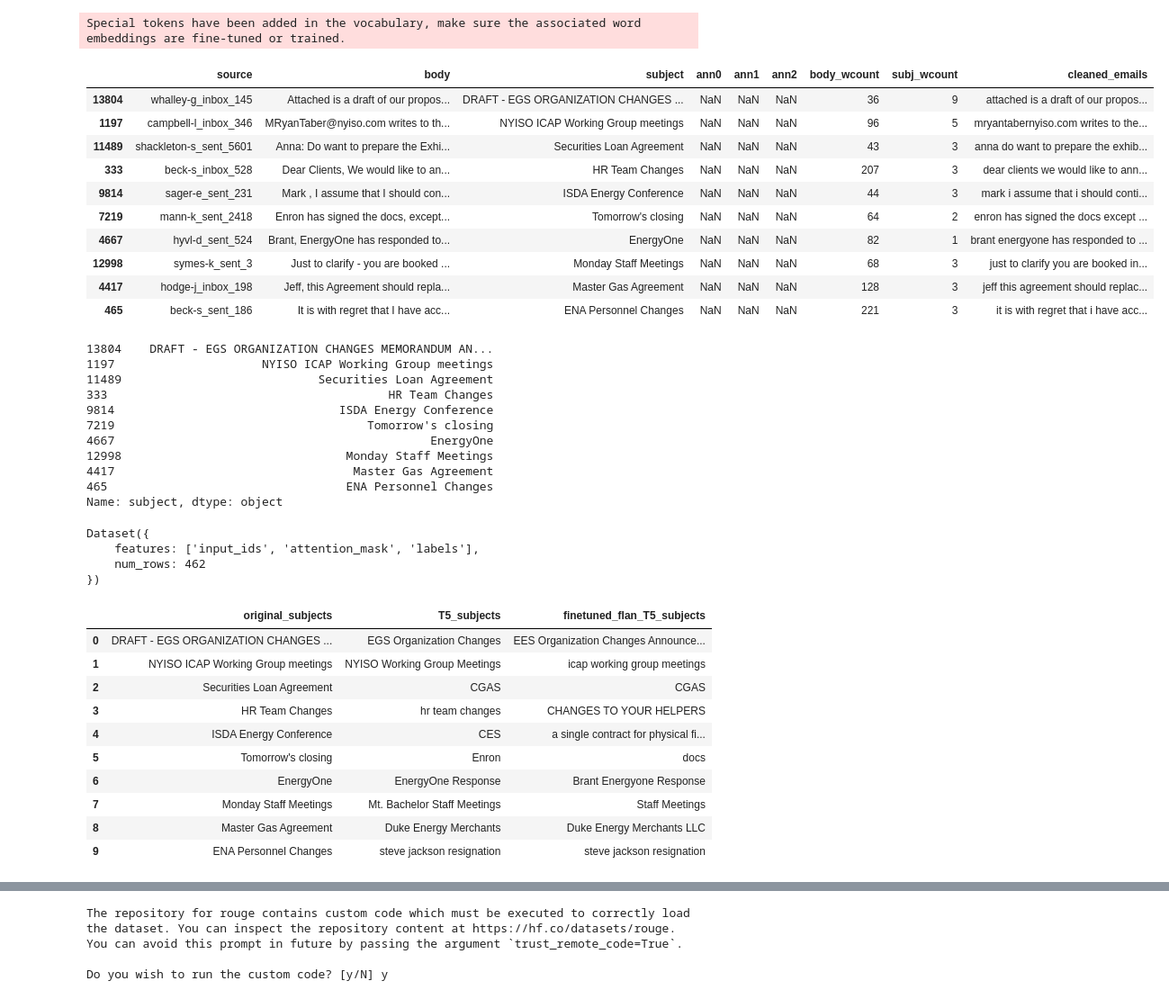
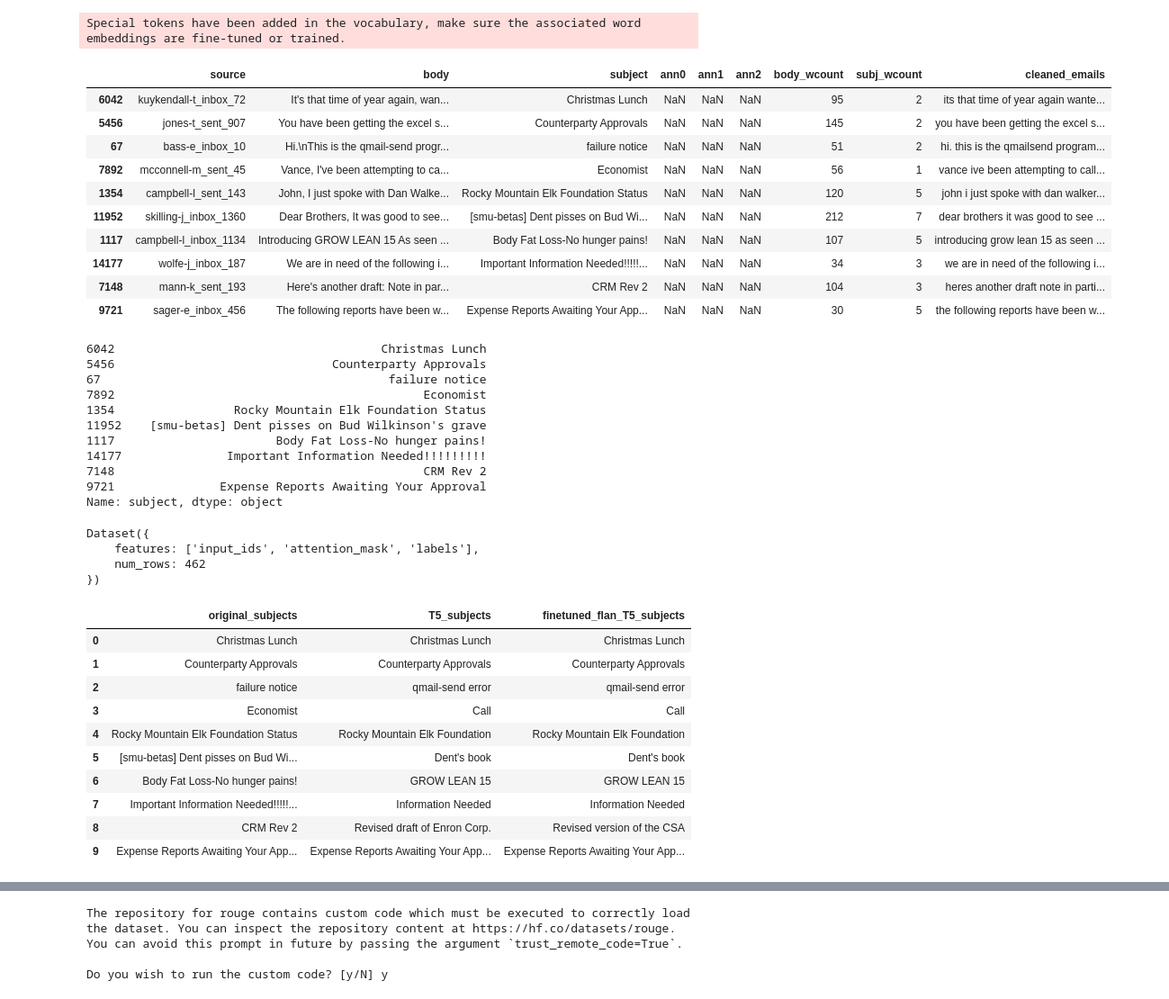
Before and after one commit to nutworker/qM-AI-L, a Jupyter notebook: email-subject/model-tuning/AESLC_tuning_v5.ipynb, the cells around one changed output, grey strips where cells are left out. Shown: that part at 90% size. Cells and saved outputs as stored; diff of their text form; code cells hidden in the pictures.

```diff
--- a/email-subject/model-tuning/AESLC_tuning_v5.ipynb
+++ b/email-subject/model-tuning/AESLC_tuning_v5.ipynb
@@ -388,35 +388,35 @@ finetuned_model = T5ForConditionalGeneration.from_pretrained(model_path)
 # %% [output]
 Special tokens have been added in the vocabulary, make sure the associated word embeddings are fine-tuned or trained.
 # %%
-emails_for_score_df = test_df.sample(n=10, random_state=22)
+emails_for_score_df = train_df.sample(n=10, random_state=22)
 emails_for_score_df
 # %% [output]
 |  | source | body | subject | ann0 | ann1 | ann2 | body_wcount | subj_wcount | cleaned_emails |
-| 13804 | whalley-g_inbox_145 | Attached is a draft of our propos... | DRAFT - EGS ORGANIZATION CHANGES ... | NaN | NaN | NaN | 36 | 9 | attached is a draft of our propos... |
-| 1197 | campbell-l_inbox_346 | MRyanTaber@nyiso.com writes to th... | NYISO ICAP Working Group meetings | NaN | NaN | NaN | 96 | 5 | mryantabernyiso.com writes to the... |
-| 11489 | shackleton-s_sent_5601 | Anna: Do want to prepare the Exhi... | Securities Loan Agreement | NaN | NaN | NaN | 43 | 3 | anna do want to prepare the exhib... |
-| 333 | beck-s_inbox_528 | Dear Clients, We would like to an... | HR Team Changes | NaN | NaN | NaN | 207 | 3 | dear clients we would like to ann... |
-| 9814 | sager-e_sent_231 | Mark , I assume that I should con... | ISDA Energy Conference | NaN | NaN | NaN | 44 | 3 | mark i assume that i should conti... |
-| 7219 | mann-k_sent_2418 | Enron has signed the docs, except... | Tomorrow's closing | NaN | NaN | NaN | 64 | 2 | enron has signed the docs except ... |
-| 4667 | hyvl-d_sent_524 | Brant, EnergyOne has responded to... | EnergyOne | NaN | NaN | NaN | 82 | 1 | brant energyone has responded to ... |
-| 12998 | symes-k_sent_3 | Just to clarify - you are booked ... | Monday Staff Meetings | NaN | NaN | NaN | 68 | 3 | just to clarify you are booked in... |
-| 4417 | hodge-j_inbox_198 | Jeff, this Agreement should repla... | Master Gas Agreement | NaN | NaN | NaN | 128 | 3 | jeff this agreement should replac... |
-| 465 | beck-s_sent_186 | It is with regret that I have acc... | ENA Personnel Changes | NaN | NaN | NaN | 221 | 3 | it is with regret that i have acc... |
+| 6042 | kuykendall-t_inbox_72 | It's that time of year again, wan... | Christmas Lunch | NaN | NaN | NaN | 95 | 2 | its that time of year again wante... |
+| 5456 | jones-t_sent_907 | You have been getting the excel s... | Counterparty Approvals | NaN | NaN | NaN | 145 | 2 | you have been getting the excel s... |
+| 67 | bass-e_inbox_10 | Hi.\nThis is the qmail-send progr... | failure notice | NaN | NaN | NaN | 51 | 2 | hi. this is the qmailsend program... |
+| 7892 | mcconnell-m_sent_45 | Vance, I've been attempting to ca... | Economist | NaN | NaN | NaN | 56 | 1 | vance ive been attempting to call... |
+| 1354 | campbell-l_sent_143 | John, I just spoke with Dan Walke... | Rocky Mountain Elk Foundation Status | NaN | NaN | NaN | 120 | 5 | john i just spoke with dan walker... |
+| 11952 | skilling-j_inbox_1360 | Dear Brothers, It was good to see... | [smu-betas] Dent pisses on Bud Wi... | NaN | NaN | NaN | 212 | 7 | dear brothers it was good to see ... |
+| 1117 | campbell-l_inbox_1134 | Introducing GROW LEAN 15 As seen ... | Body Fat Loss-No hunger pains! | NaN | NaN | NaN | 107 | 5 | introducing grow lean 15 as seen ... |
+| 14177 | wolfe-j_inbox_187 | We are in need of the following i... | Important Information Needed!!!!!... | NaN | NaN | NaN | 34 | 3 | we are in need of the following i... |
+| 7148 | mann-k_sent_193 | Here's another draft: Note in par... | CRM Rev 2 | NaN | NaN | NaN | 104 | 3 | heres another draft note in parti... |
+| 9721 | sager-e_inbox_456 | The following reports have been w... | Expense Reports Awaiting Your App... | NaN | NaN | NaN | 30 | 5 | the following reports have been w... |
 # %%
 emails = emails_for_score_df['cleaned_emails']
 original_subjects = emails_for_score_df['subject']
 original_subjects
 # %% [output]
-13804    DRAFT - EGS ORGANIZATION CHANGES MEMORANDUM AN...
-1197                     NYISO ICAP Working Group meetings
-11489                            Securities Loan Agreement
-333                                        HR Team Changes
-9814                                ISDA Energy Conference
-7219                                    Tomorrow's closing
-4667                                             EnergyOne
-12998                                Monday Staff Meetings
-4417                                  Master Gas Agreement
-465                                  ENA Personnel Changes
+6042                                      Christmas Lunch
+5456                               Counterparty Approvals
+67                                         failure notice
+7892                                            Economist
+1354                 Rocky Mountain Elk Foundation Status
+11952    [smu-betas] Dent pisses on Bud Wilkinson's grave
+1117                       Body Fat Loss-No hunger pains!
+14177               Important Information Needed!!!!!!!!!
+7148                                            CRM Rev 2
+9721               Expense Reports Awaiting Your Approval
 Name: subject, dtype: object
 # %%
 test_dataset
@@ -442,13 +442,15 @@ for index, row in emails_for_score_df.iterrows():
 
     Subject:
     """
-    input_ids = tokenizer(prompt, return_tensors="pt").input_ids
+    original_model_input_ids = tokenizer(prompt, return_tensors="pt").input_ids
+    finetuned_model_input_ids = finetuned_tokenizer(prompt, return_tensors="pt").input_ids
 
-    original_model_outputs = flan_t5_base_original_model.generate(input_ids=input_ids, generation_config=GenerationConfig(max_new_tokens=200))
+
+    original_model_outputs = flan_t5_base_original_model.generate(input_ids=original_model_input_ids, generation_config=GenerationConfig(max_new_tokens=200))
     original_model_text_output = tokenizer.decode(original_model_outputs[0], skip_special_tokens=True)
     flan_T5_subjects.append(original_model_text_output)
 
-    instruct_model_outputs = finetuned_model.generate(input_ids=input_ids, generation_config=GenerationConfig(max_new_tokens=200))
+    instruct_model_outputs = finetuned_model.generate(input_ids=finetuned_model_input_ids, generation_config=GenerationConfig(max_new_tokens=200))
     instruct_model_text_output = finetuned_tokenizer.decode(instruct_model_outputs[0], skip_special_tokens=True)
     finetuned_flan_T5_subjects.append(instruct_model_text_output)
 
@@ -460,16 +462,16 @@ Flan_T5_df = pd.DataFrame(zipped_subjects, columns = ['original_subjects', 'T5_s
 Flan_T5_df
 # %% [output]
 |  | original_subjects | T5_subjects | finetuned_flan_T5_subjects |
-| 0 | DRAFT - EGS ORGANIZATION CHANGES ... | EGS Organization Changes | EES Organization Changes Announce... |
-| 1 | NYISO ICAP Working Group meetings | NYISO Working Group Meetings | icap working group meetings |
-| 2 | Securities Loan Agreement | CGAS | CGAS |
-| 3 | HR Team Changes | hr team changes | CHANGES TO YOUR HELPERS |
-| 4 | ISDA Energy Conference | CES | a single contract for physical fi... |
-| 5 | Tomorrow's closing | Enron | docs |
-| 6 | EnergyOne | EnergyOne Response | Brant Energyone Response |
-| 7 | Monday Staff Meetings | Mt. Bachelor Staff Meetings | Staff Meetings |
-| 8 | Master Gas Agreement | Duke Energy Merchants | Duke Energy Merchants LLC |
-| 9 | ENA Personnel Changes | steve jackson resignation | steve jackson resignation |
+| 0 | Christmas Lunch | Christmas Lunch | Christmas Lunch |
+| 1 | Counterparty Approvals | Counterparty Approvals | Counterparty Approvals |
+| 2 | failure notice | qmail-send error | qmail-send error |
+| 3 | Economist | Call | Call |
+| 4 | Rocky Mountain Elk Foundation Status | Rocky Mountain Elk Foundation | Rocky Mountain Elk Foundation |
+| 5 | [smu-betas] Dent pisses on Bud Wi... | Dent's book | Dent's book |
+| 6 | Body Fat Loss-No hunger pains! | GROW LEAN 15 | GROW LEAN 15 |
+| 7 | Important Information Needed!!!!!... | Information Needed | Information Needed |
+| 8 | CRM Rev 2 | Revised draft of Enron Corp. | Revised version of the CSA |
+| 9 | Expense Reports Awaiting Your App... | Expense Reports Awaiting Your App... | Expense Reports Awaiting Your App... |
 # %%
 
 rouge = evaluate.load('rouge')
```
Also changed, not shown: parts of 1 cell of this notebook.
